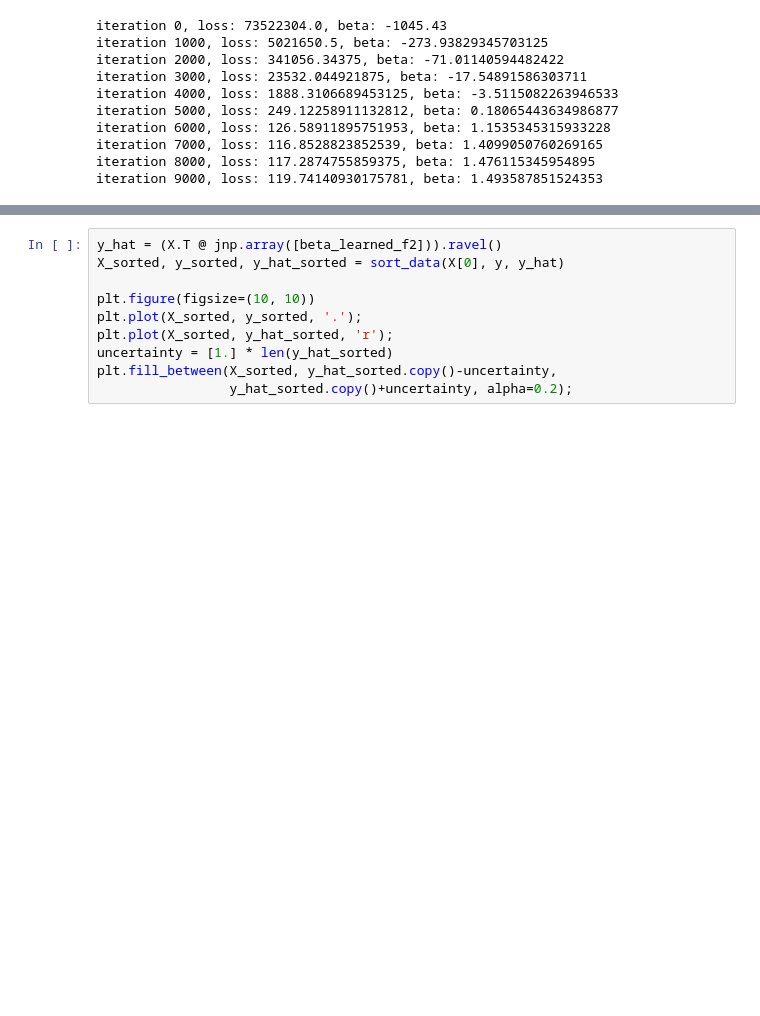
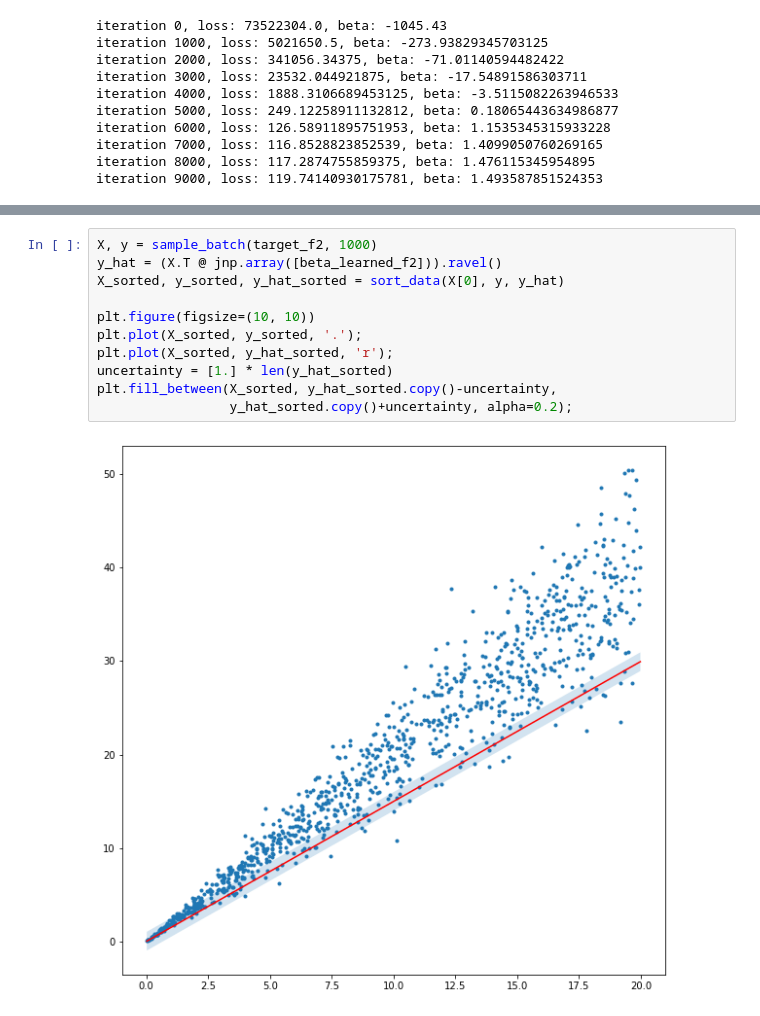
Before and after one commit to mrsalehi/csc2506-prob-learn-reason, a Jupyter notebook: Assignment-1/Q3.ipynb, the cells around one changed output, grey strips where cells are left out. Cells and saved outputs as stored; diff of their text form; blank space fills up the shorter version.

Commit message:
Up to NN with plots

```diff
--- a/Assignment-1/Q3.ipynb
+++ b/Assignment-1/Q3.ipynb
@@ -315,13 +328,16 @@ beta_learned_f2 = train_lin_reg(target_f2, lr=1e-5, iters= 10000, beta_init=beta
 # %%
+X, y = sample_batch(target_f2, 1000)
 y_hat = (X.T @ jnp.array([beta_learned_f2])).ravel()
 X_sorted, y_sorted, y_hat_sorted = sort_data(X[0], y, y_hat)
 
 plt.figure(figsize=(10, 10))
 plt.plot(X_sorted, y_sorted, '.');
 plt.plot(X_sorted, y_hat_sorted, 'r');
 uncertainty = [1.] * len(y_hat_sorted)
 plt.fill_between(X_sorted, y_hat_sorted.copy()-uncertainty,
                  y_hat_sorted.copy()+uncertainty, alpha=0.2);
+# %% [output]
+[figure, added]
 # %%
 beta_init = -1045.43
 beta_learned_f3 = train_lin_reg(target_f3, lr=1e-5, iters= 10000, beta_init=beta_init,
```
Also changed, not shown: parts of 13 cells of this notebook.
